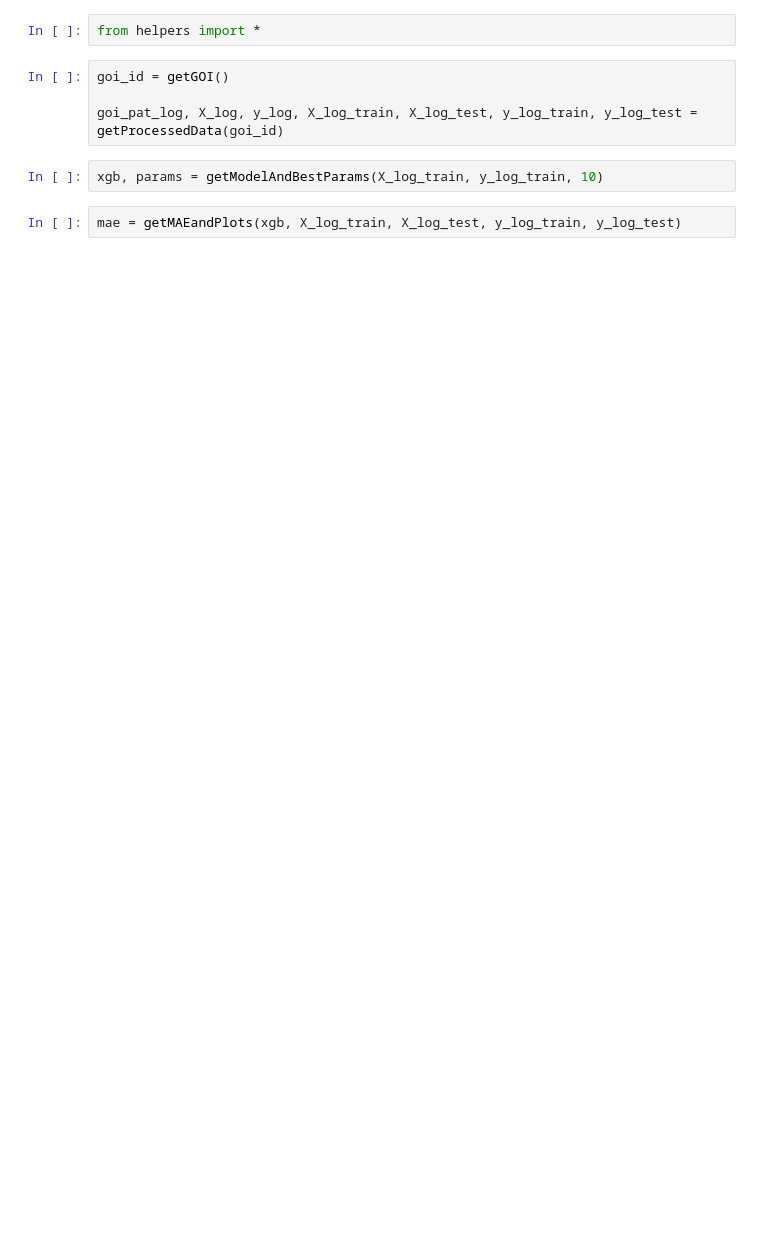
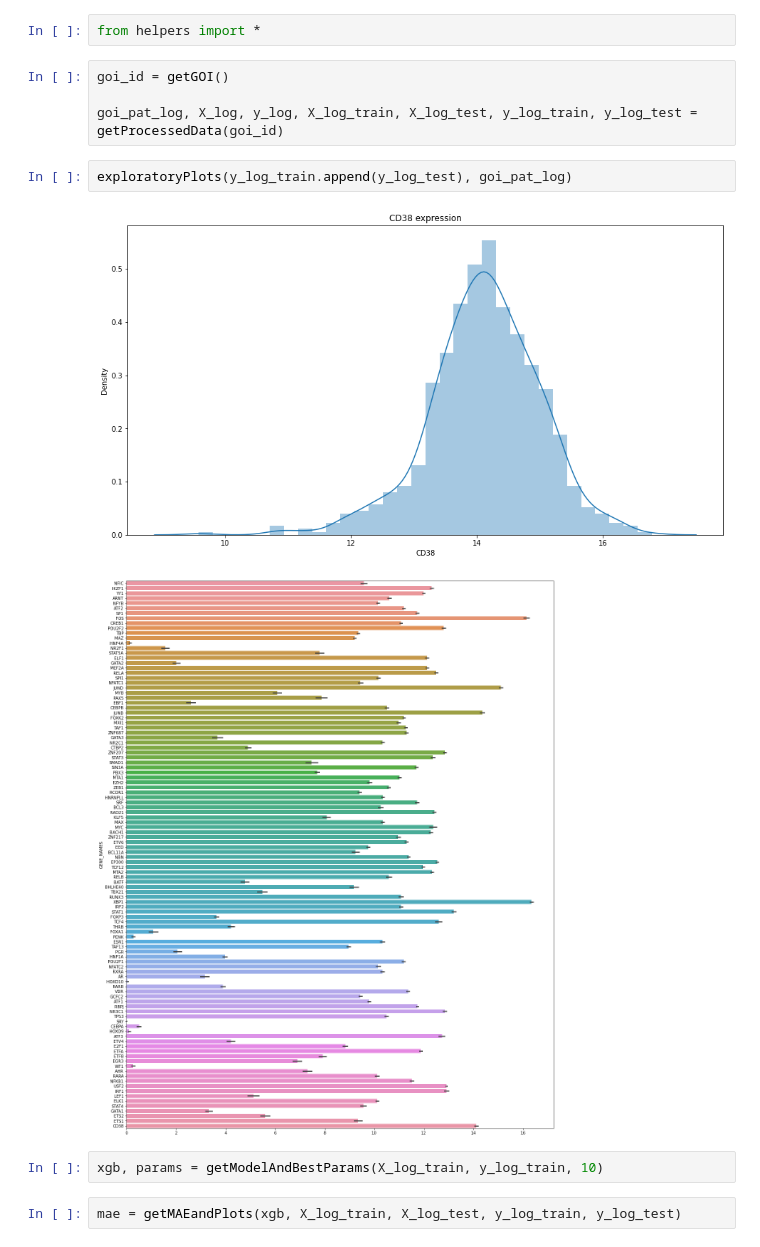
Before and after one commit to vishesh-sarinDXB/CD38_Predictor, a Jupyter notebook: CD38_XGB_Regressor_Experiments.ipynb, the cells around one changed output. Drawn from its saved outputs; the diff is of its cells as text; blank space fills up the shorter version.

Commit message:
Moved exploratory plots code to helpers.py and called in main notebook

```diff
--- a/CD38_XGB_Regressor_Experiments.ipynb
+++ b/CD38_XGB_Regressor_Experiments.ipynb
@@ -4,6 +4,11 @@ from helpers import *
 goi_id = getGOI()
 
 goi_pat_log, X_log, y_log, X_log_train, X_log_test, y_log_train, y_log_test = getProcessedData(goi_id)
+# %%
+exploratoryPlots(y_log_train.append(y_log_test), goi_pat_log)
+# %% [output]
+[figure, added]
+[figure, added]
 # %%
 xgb, params = getModelAndBestParams(X_log_train, y_log_train, 10)
 # %%
```
Also changed, not shown: parts of 6 cells of this notebook, 1 other file.
